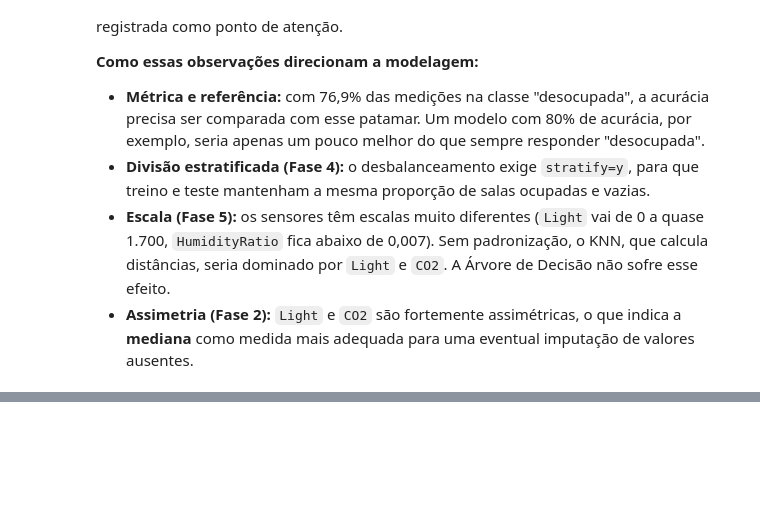
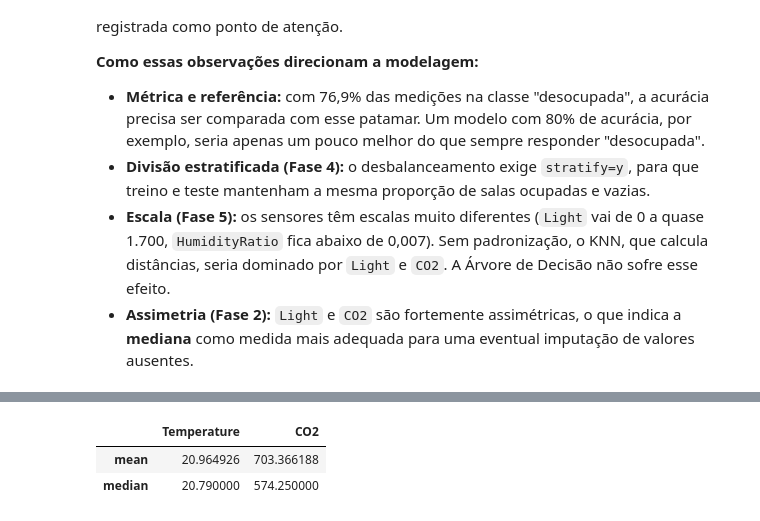
Before and after one commit to MatheusCapri/ocupacao_salas_ml, a Jupyter notebook: notebooks/analise_ocupacao.ipynb, the cells around one changed output, grey strips where cells are left out. Drawn from its saved outputs; the diff is of its cells as text; code cells hidden in the pictures; blank space fills up the shorter version.

```diff
--- a/notebooks/analise_ocupacao.ipynb
+++ b/notebooks/analise_ocupacao.ipynb
@@ -285,0 +329,10 @@ Também chama atenção a correlação de **0,93 entre `Humidity` e `HumidityRat
+# %%
+df_nulos = df.copy()
+
+linhas_temp = df_nulos.sample(n=200, random_state=42).index
+df_nulos.loc[linhas_temp, "Temperature"] = np.nan
+
+linhas_co2 = df_nulos.sample(n=200, random_state=7).index
+df_nulos.loc[linhas_co2, "CO2"] = np.nan
+
+df_nulos.isnull().sum()
@@ -285,0 +353,6 @@ Também chama atenção a correlação de **0,93 entre `Humidity` e `HumidityRat
+# %%
+df_nulos[["Temperature", "CO2"]].agg(["mean", "median"])
+# %% [output]
+|  | Temperature | CO2 |
+| mean | 20.964926 | 703.366188 |
+| median | 20.790000 | 574.250000 |
```
Also changed, not shown: parts of 20 cells of this notebook.
